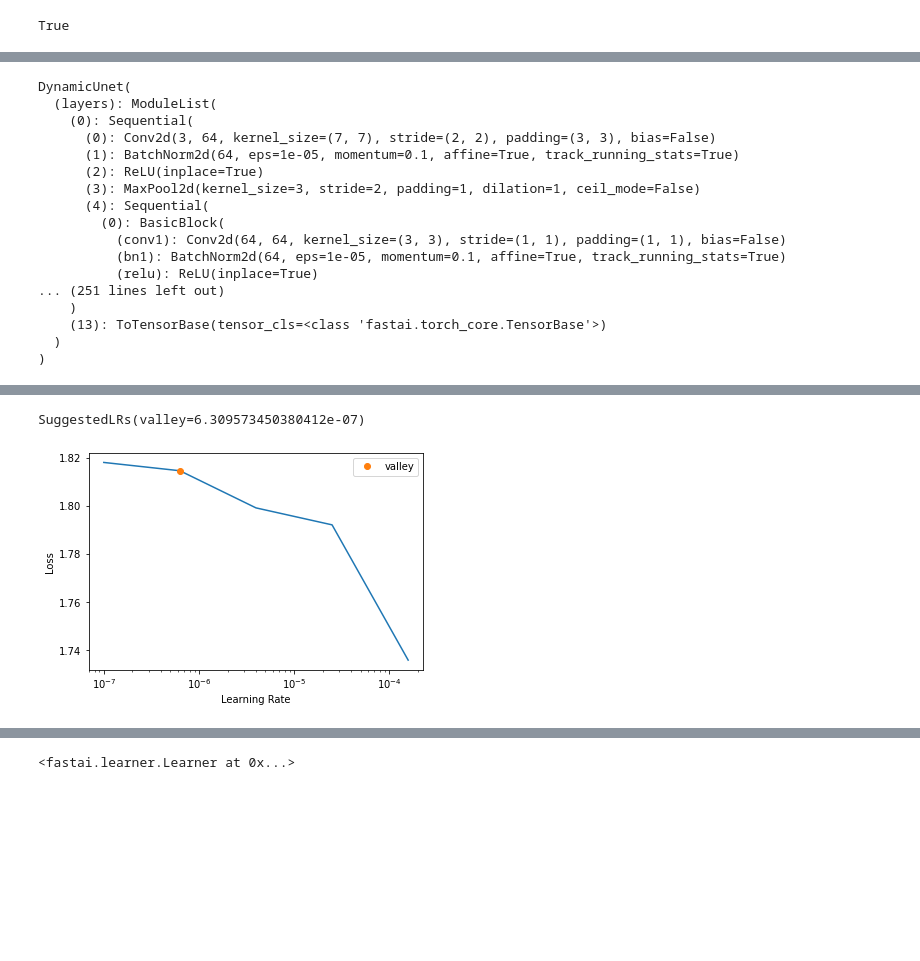
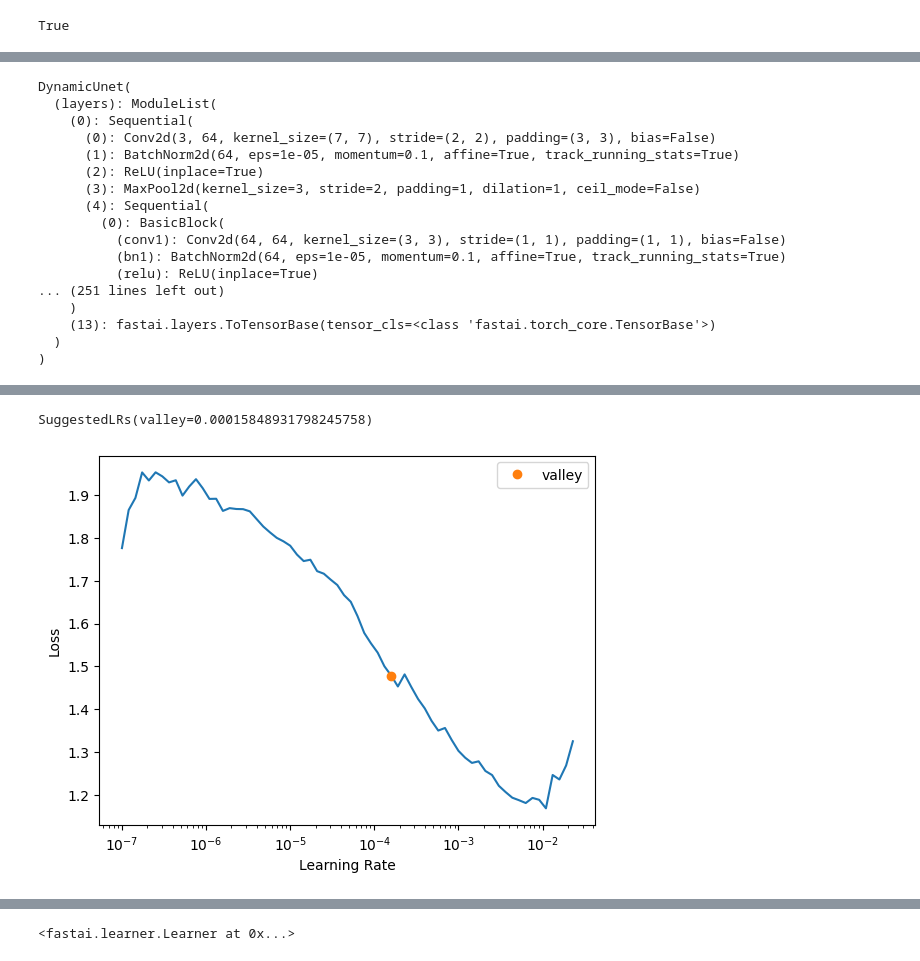
Before and after one commit to qiaolinhan/giao, a Jupyter notebook: works/detecting/segmentation/unet34/U-res34-infastai.ipynb, the cells around one changed output, grey strips where cells are left out. Saved outputs shown, nothing was run; the diff lists cells and outputs as text; code cells hidden in the pictures; blank space fills up the shorter version.

```diff
--- a/works/detecting/segmentation/unet34/U-res34-infastai.ipynb
+++ b/works/detecting/segmentation/unet34/U-res34-infastai.ipynb
@@ -18,10 +18,10 @@ print(torch.cuda.is_available())
 # %% [output]
 True
 # %%
-path = Path('/home/qiao/dev/giao/datasets/')
+path = Path('/home/qiao/dev/giao/data/Google2020')
 
-path_img = path/'S_kaggle_wildfire/'
-path_label = path/'S_kaggle_wildfire_label/'
-codes = ['Smoke', 'Flame', 'Cloud', 'Background']
+path_img = path/'image/'
+path_label = path/'mask'
+codes = ['Smoke', 'Flame_Spot', 'Cloud', 'Person', 'Background']
 path_img
 # %% [output]
@@ -49,5 +45,5 @@ img.show()
 # %%
-get_y_fn = lambda x: path_label/f'label_{x.name}'
+get_y_fn = lambda x: path_label/f'{x.name}'
 defaults.use_cuda = True
 # %%
 dls = SegmentationDataLoaders.from_label_func(
@@ -91,15 +87,16 @@ DynamicUnet(
           (relu): ReLU(inplace=True)
 ... (251 lines left out)
     )
-    (13): ToTensorBase(tensor_cls=<class 'fastai.torch_core.TensorBase'>)
+    (13): fastai.layers.ToTensorBase(tensor_cls=<class 'fastai.torch_core.TensorBase'>)
   )
 )
 # %%
 # learn.model
 # %%
-learn.lr_find(stop_div=False, num_it=10)
+# learn.lr_find(stop_div=False, num_it=10)
+learn.lr_find()
 # %% [output]
 [interactive output not drawn]
-SuggestedLRs(valley=6.309573450380412e-07)
+SuggestedLRs(valley=0.00015848931798245758)
-[figure, old version]
+[figure, new version]
 # %%
```
Also changed, not shown: parts of 26 cells of this notebook, 4 other files.
